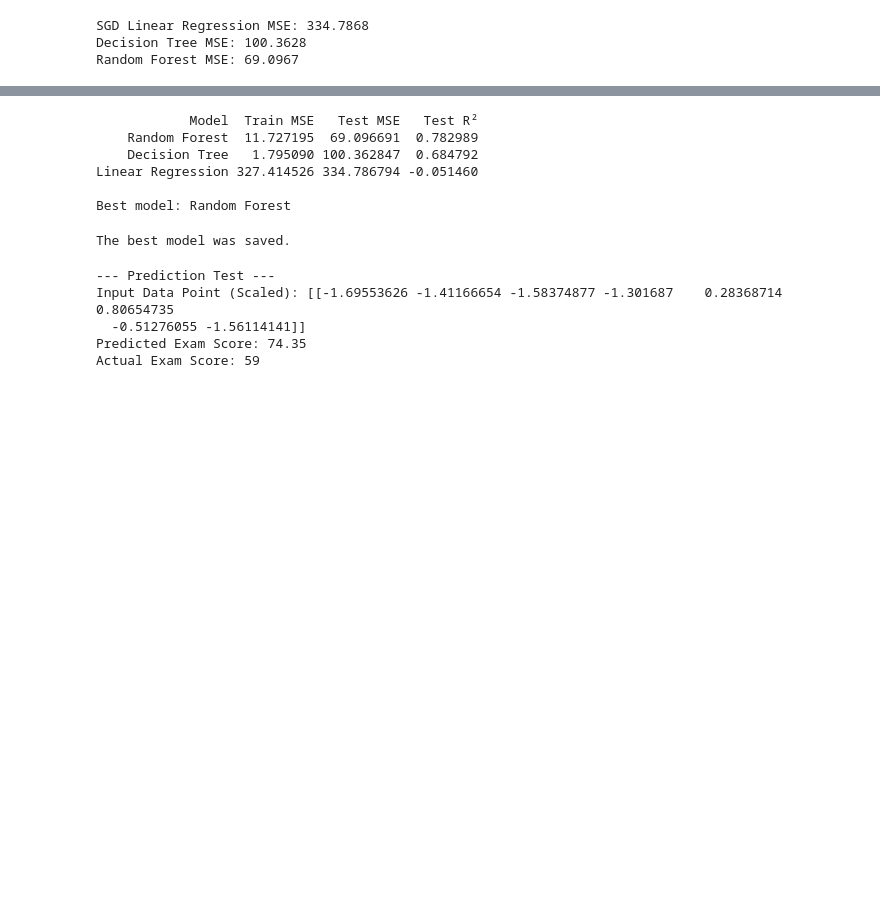
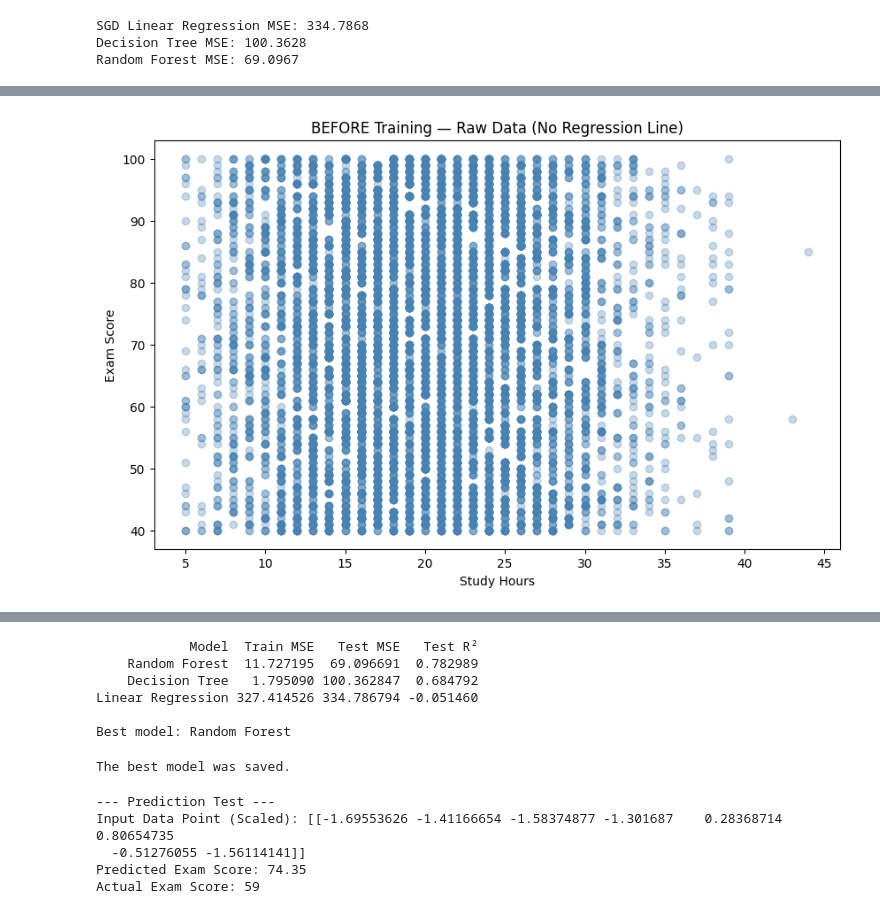
Before and after one commit to ksheilla/linear_regression_model, a Jupyter notebook: summative/linear_regression/multivariate.ipynb, the cells around one changed output, grey strips where cells are left out. Saved outputs shown, nothing was run; the diff lists cells and outputs as text; code cells hidden in the pictures; blank space fills up the shorter version.

```diff
--- a/summative/linear_regression/multivariate.ipynb
+++ b/summative/linear_regression/multivariate.ipynb
@@ -116 +199,12 @@ Random Forest MSE: 69.0967
+# %%
+# BEFORE Training — Raw data with no regression line
+plt.figure(figsize=(10, 6))
+plt.scatter(df['StudyHours'], df['ExamScore'], alpha=0.3, color='steelblue')
+plt.title('BEFORE Training — Raw Data (No Regression Line)')
+plt.xlabel('Study Hours')
+plt.ylabel('Exam Score')
+plt.savefig('before_regression.png')
+plt.show()
+# %% [output]
+[figure, added]
 # %%
```
Also changed, not shown: parts of 13 cells of this notebook, 1 other file.
